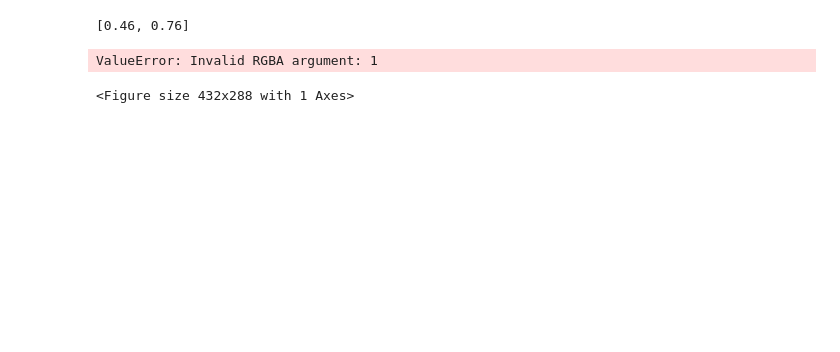
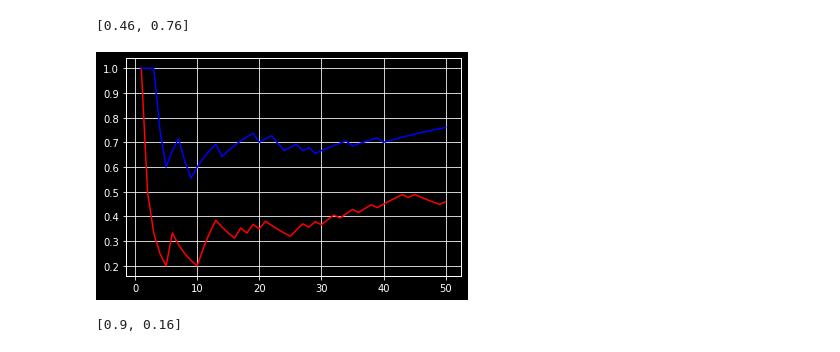
Before and after one commit to PritishWadhwa/SML-Assignments, a Jupyter notebook: A2/ques1.ipynb, the cells around one changed output. Drawn from its saved outputs; the diff is of its cells as text; code cells hidden in the pictures; blank space fills up the shorter version.

```diff
--- a/A2/ques1.ipynb
+++ b/A2/ques1.ipynb
@@ -2,6 +2,9 @@
 from scipy.stats import bernoulli
 import numpy as np
 import matplotlib.pyplot as plt
+import math
+plt.style.use('ggplot')
+plt.style.use('dark_background')
 # %%
 class1 = bernoulli.rvs(p=[0.5, 0.8], size=(100, 2), random_state=0)
 class2 = bernoulli.rvs(p=[0.9, 0.2], size=(100, 2), random_state=0)
@@ -25,10 +28,15 @@ class1_mu = getBernoulliMLE(class1Train)
 class1_mu
 # %% [output]
 [0.46, 0.76]
-# %%
-for i in range(1, 2):
-    mu = getBernoulliMLE(class1Train[:i])
-    plt.plot(mu[0], mu[1], c='', marker="x")
-# %% [output]
-ValueError: Invalid RGBA argument: 1
-<Figure size 432x288 with 1 Axes>
+# %%
+mu1 = []
+mu2 = []
+for i in range(1, 51):
+    mu = getBernoulliMLE(class1Train[:i])
+    mu1.append(mu[0])
+    mu2.append(mu[1])
+plt.plot(np.arange(1, 51), mu1, 'r')
+plt.plot(np.arange(1, 51), mu2, 'b')
+plt.show()
+# %% [output]
+[figure, added]
@@ -34,0 +48,4 @@ ValueError: Invalid RGBA argument: 1
+# %%
+class2_mu
+# %% [output]
+[0.9, 0.16]
```
Also changed, not shown: parts of 8 cells of this notebook.
